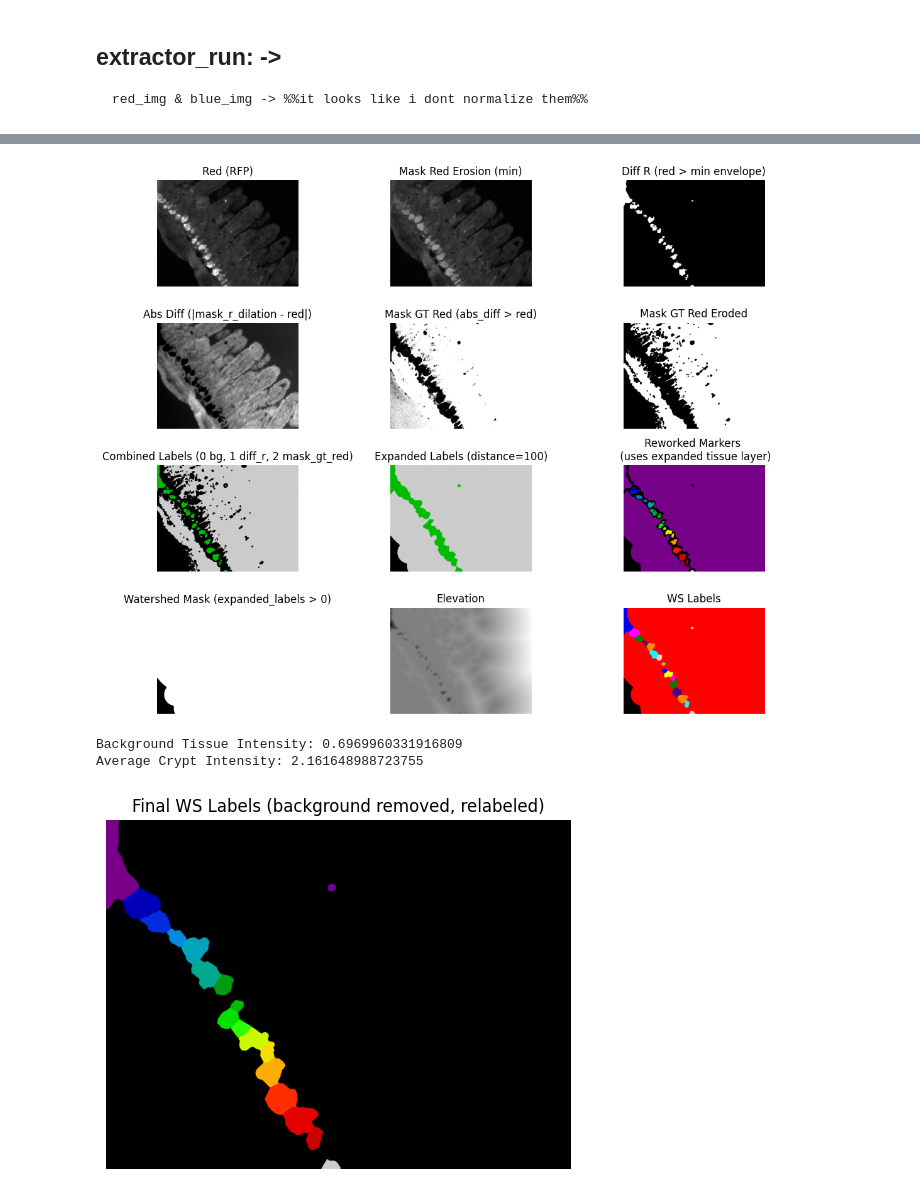
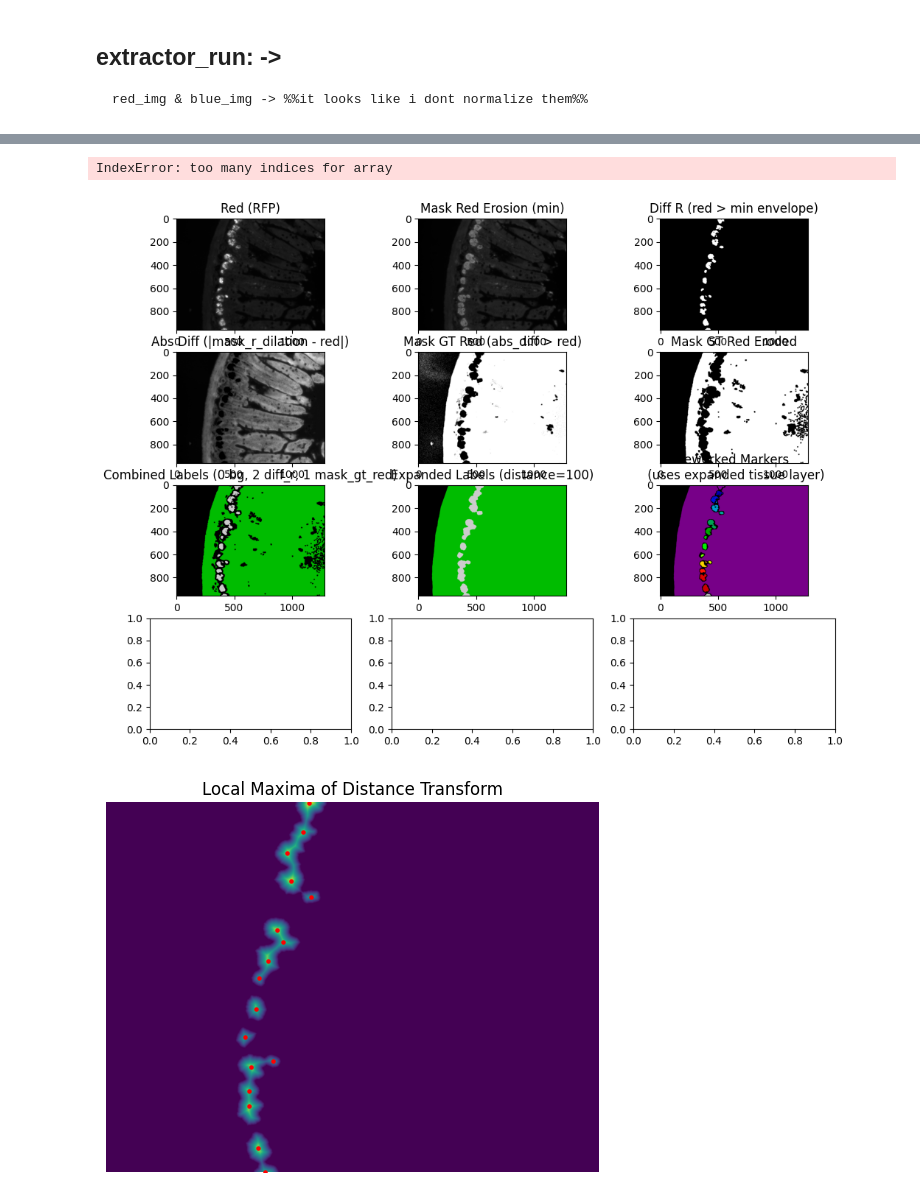
Before and after one commit to pbert5/lysozyme-stain-quantification, a Jupyter notebook: docs/pipelineTheory.ipynb, the cells around one changed output, grey strips where cells are left out. Cells and saved outputs as stored; diff of their text form; code cells hidden in the pictures.

```diff
--- a/docs/pipelineTheory.ipynb
+++ b/docs/pipelineTheory.ipynb
@@ -15,13 +15,13 @@ from skimage import morphology
 notebook = Path(r"/home/phillip/documents/lysozyme/lysozyme-stain-quantification/docs/pipelineTheory.ipynb")
 
 # go up to the project folder "lysozyme stain quantification"
-project_root = notebook.parent.parent.parent
+images = Path(r"/home/phillip/documents/lysozyme/ignore/lysozyme images")
 
 
 
 # Reuse existing 'pairs' if created earlier; otherwise build it quickly.
 if 'pairs' not in globals():
-    images_root = project_root / 'lysozyme images'
+    images_root = images
     red_files = sorted(list(images_root.rglob('*_RFP.tif')) + list(images_root.rglob('*_RFP.tiff')))
     def _match_blue(r_path: Path):
         stem = r_path.name
@@ -266,8 +266,8 @@ ax2[1,2].imshow(mask_gt_red_eroded, cmap='gray'); ax2[1,2].set_title('Mask GT Re
 
 # Build combined_labels (0 bg, 1 diff_r, 2 mask_gt_red) - exact notebook
 combined_labels = np.zeros_like(diff_r, dtype=int)
-combined_labels[mask_gt_red_eroded] = 2
-combined_labels[diff_r] = 1
+combined_labels[mask_gt_red_eroded] = 1
+combined_labels[diff_r] = 2
 
 
 # Expand labels (exact notebook distance=100)
@@ -278,65 +278,89 @@ expanded_labels = expand_labels(combined_labels, distance=100)
 labeled_diff_r, _ = ndi_label(diff_r != 0)
 
 ## show combined_labels, expanded_labels, labeled_diff_r
-ax2[2,0].imshow(combined_labels, cmap='nipy_spectral'); ax2[2,0].set_title('Combined Labels (0 bg, 1 diff_r, 2 mask_gt_red)')
+ax2[2,0].imshow(combined_labels, cmap='nipy_spectral'); ax2[2,0].set_title('Combined Labels (0 bg, 2 diff_r, 1 mask_gt_red)')
 ax2[2,1].imshow(expanded_labels, cmap='nipy_spectral'); ax2[2,1].set_title('Expanded Labels (distance=100)')
 
 
 # Reworked markers array (exact notebook logic)
 reworked = np.zeros_like(expanded_labels, dtype=np.int32)
-reworked[expanded_labels == 2] = 1  # entire class 2 region => marker 1
-mask_copy = (expanded_labels != 2) & (labeled_diff_r != 0) # expanded_labels != 2 is background 0 and crypts 1, labeled_diff_r != 0 is labeled crypts from diff_r
+reworked[expanded_labels == 1] = 1  # entire class 2 region => marker 1
+mask_copy = (expanded_labels != 1) & (labeled_diff_r != 0) # expanded_labels != 2 is background 0 and crypts 1, labeled_diff_r != 0 is labeled crypts from diff_r
 reworked[mask_copy] = labeled_diff_r[mask_copy] + 1
 
 ## show reworked
 ax2[2,2].imshow(reworked, cmap='nipy_spectral'); ax2[2,2].set_title('Reworked Markers \n (uses expanded tissue layer)')
 
 
 # Watershed mask (exact notebook logic)
-mask_ws = expanded_labels > 0
+mask_ws = expanded_labels > 1
 
 
 
 # Elevation: attract to class 2, repel from class 1 (exact notebook)
+# elevation = (
+#     minmax01(distance_transform_edt(combined_labels == 1))
+#     - minmax01(distance_transform_edt(combined_labels == 2))
+# )
 elevation = (
-    minmax01(distance_transform_edt(combined_labels == 2))
-    - minmax01(distance_transform_edt(combined_labels == 1))
+    distance_transform_edt(combined_labels == 1)
+    - distance_transform_edt(combined_labels == 2)
 )
-
+import scipy.ndimage as ndi
+coords = peak_local_max(distance_transform_edt(mask_ws), min_distance = 20, exclude_border=False)
+mask = np.zeros(mask_ws.shape, dtype=bool)
+mask[tuple(coords.T)] = True
+markers, _ = ndi.label(mask)
 
 # Apply watershed (exact notebook logic)
-ws_labels = watershed(elevation, markers=reworked, mask=mask_ws)
+ws_labels = watershed(elevation, markers=markers, mask=mask_ws)
 
 
 # show watershed mask, elevation, and ws_labels
 ax2[3,0].imshow(mask_ws, cmap='gray'); ax2[3,0].set_title('Watershed Mask (expanded_labels > 0)')
 ax2[3,1].imshow(elevation, cmap='gray'); ax2[3,1].set_title('Elevation')
 ax2[3,2].imshow(label2rgb(ws_labels)); ax2[3,2].set_title('WS Labels')
 for ax2 in ax2.ravel():
     ax2.axis('off')
 plt.tight_layout()
 plt.show()
 
-# Calculate background and crypt intensities before removing region 1
-ws_labels_pre = ws_labels.copy()
-a,b = _calculate_intensity_metrics(ws_labels_pre, red_img, blue_img)
-# print results
-print(f"Background Tissue Intensity: {a}")
-print(f"Average Crypt Intensity: {b}")
-# Remove background label (1) and relabel others sequentially starting from 1
-ws_labels[ws_labels == 1] = 0
-ws_labels[ws_labels > 1] = ws_labels[ws_labels > 1] - 1
-# finaly show the final ws_labels
+# # Calculate background and crypt intensities before removing region 1
+# ws_labels_pre = ws_labels.copy()
+# a,b = _calculate_intensity_metrics(ws_labels_pre, red_img, blue_img)
+# # print results
+# print(f"Background Tissue Intensity: {a}")
+# print(f"Average Crypt Intensity: {b}")
+# # Remove background label (1) and relabel others sequentially starting from 1
+# ws_labels[ws_labels == 1] = 0
+# ws_labels[ws_labels > 1] = ws_labels[ws_labels > 1] - 1
+# # finaly show the final ws_labels
 plt.figure(figsize=(6,6))
-plt.imshow(ws_labels, cmap='nipy_spectral')
-plt.title('Final WS Labels (background removed, relabeled)')
+plt.imshow(label2rgb(ws_labels))
+plt.title('Final WS Labels (background removed)')
 plt.axis('off')
 plt.show()
 # %% [output]
+IndexError: too many indices for array
-[figure, old version]
+[figure, new version]
-Background Tissue Intensity: 0.6969960331916809
-Average Crypt Intensity: 2.161648988723755
-[figure, removed]
+# %%
+# find the dst of the  mask_ws
+mask_ws_dst = distance_transform_edt(mask_ws)
+
+# find the local max of the dst
+
+
+
+from skimage.feature import peak_local_max
+local_maxi = peak_local_max(mask_ws_dst, min_distance = 20, exclude_border=False)
+plt.imshow(mask_ws_dst)
+plt.scatter(local_maxi[:,1], local_maxi[:,0], c='r', s=5)
+plt.title('Local Maxima of Distance Transform')
+plt.axis('off')
+plt.show()
+# label the local max
+# %% [output]
+[figure, added]
 # %%
 from skimage.color import label2rgb
 # Remove regions that touch the image edges
```
Also changed, not shown: parts of 4 cells of this notebook, 21 other files.
